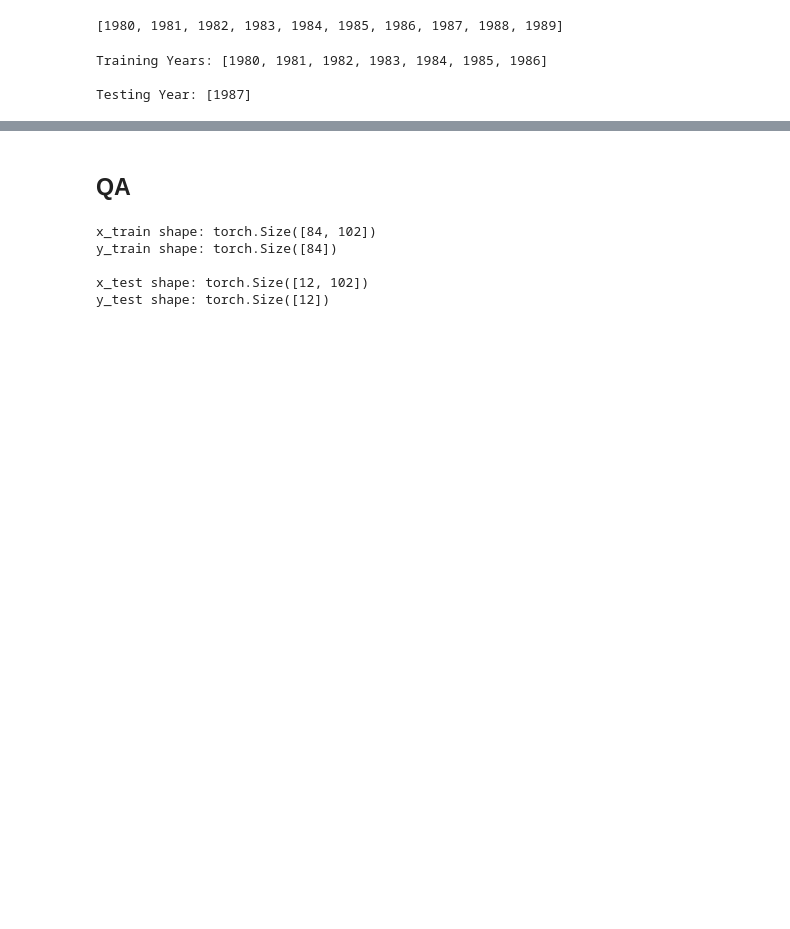
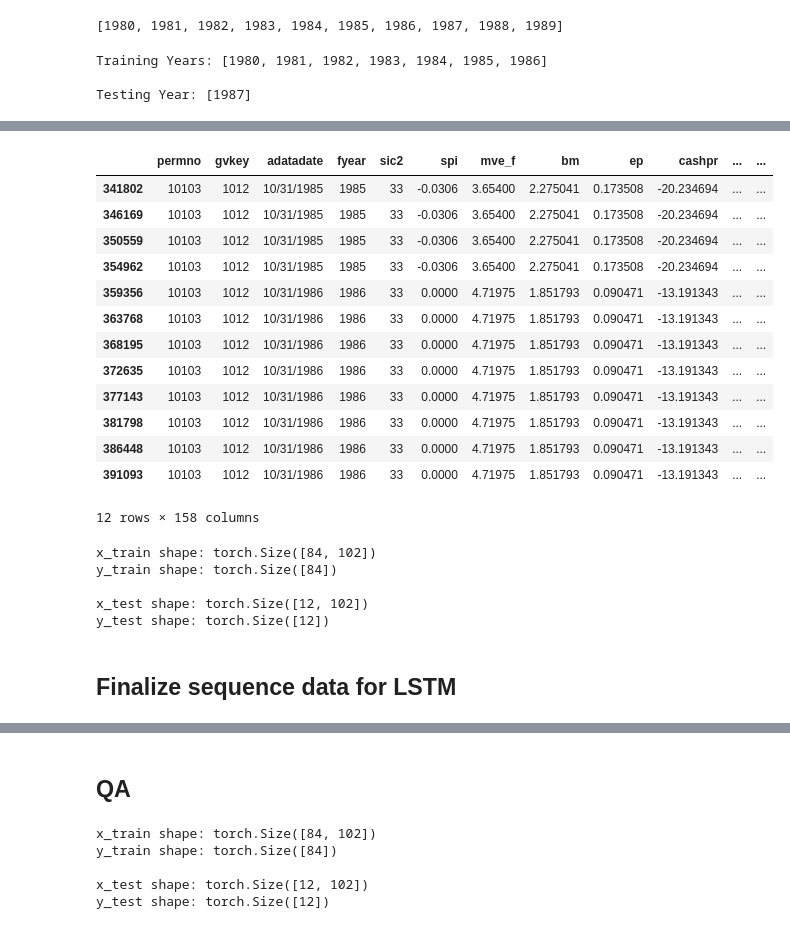
Before and after one commit to kevinidea/neural_network_stock_model, a Jupyter notebook: src/explore_data.ipynb, the cells around one changed output, grey strips where cells are left out. Cells and saved outputs as stored; diff of their text form; code cells hidden in the pictures; blank space fills up the shorter version.

```diff
--- a/src/explore_data.ipynb
+++ b/src/explore_data.ipynb
@@ -307,0 +331,17 @@ Testing Year: [1987]
+# %%
+test_data
+# %% [output]
+|  | permno | gvkey | adatadate | fyear | sic2 | spi | mve_f | bm | ep | cashpr | ... | ... |
+| 341802 | 10103 | 1012 | 10/31/1985 | 1985 | 33 | -0.0306 | 3.65400 | 2.275041 | 0.173508 | -20.234694 | ... | ... |
+| 346169 | 10103 | 1012 | 10/31/1985 | 1985 | 33 | -0.0306 | 3.65400 | 2.275041 | 0.173508 | -20.234694 | ... | ... |
+| 350559 | 10103 | 1012 | 10/31/1985 | 1985 | 33 | -0.0306 | 3.65400 | 2.275041 | 0.173508 | -20.234694 | ... | ... |
+| 354962 | 10103 | 1012 | 10/31/1985 | 1985 | 33 | -0.0306 | 3.65400 | 2.275041 | 0.173508 | -20.234694 | ... | ... |
+| 359356 | 10103 | 1012 | 10/31/1986 | 1986 | 33 | 0.0000 | 4.71975 | 1.851793 | 0.090471 | -13.191343 | ... | ... |
+| 363768 | 10103 | 1012 | 10/31/1986 | 1986 | 33 | 0.0000 | 4.71975 | 1.851793 | 0.090471 | -13.191343 | ... | ... |
+| 368195 | 10103 | 1012 | 10/31/1986 | 1986 | 33 | 0.0000 | 4.71975 | 1.851793 | 0.090471 | -13.191343 | ... | ... |
+| 372635 | 10103 | 1012 | 10/31/1986 | 1986 | 33 | 0.0000 | 4.71975 | 1.851793 | 0.090471 | -13.191343 | ... | ... |
+| 377143 | 10103 | 1012 | 10/31/1986 | 1986 | 33 | 0.0000 | 4.71975 | 1.851793 | 0.090471 | -13.191343 | ... | ... |
+| 381798 | 10103 | 1012 | 10/31/1986 | 1986 | 33 | 0.0000 | 4.71975 | 1.851793 | 0.090471 | -13.191343 | ... | ... |
+| 386448 | 10103 | 1012 | 10/31/1986 | 1986 | 33 | 0.0000 | 4.71975 | 1.851793 | 0.090471 | -13.191343 | ... | ... |
+| 391093 | 10103 | 1012 | 10/31/1986 | 1986 | 33 | 0.0000 | 4.71975 | 1.851793 | 0.090471 | -13.191343 | ... | ... |
+12 rows × 158 columns
@@ -308 +385,11 @@ Testing Year: [1987]
+# %%
+x_train, y_train, x_test, y_test = transform_data(train_data, test_data, deps, target, pipeline)
+# %% [output]
+x_train shape: torch.Size([84, 102])
+y_train shape: torch.Size([84])
+
+x_test shape: torch.Size([12, 102])
+y_test shape: torch.Size([12])
+# %% [markdown]
+## Finalize sequence data for LSTM
 # %%
```
Also changed, not shown: parts of 39 cells of this notebook.
